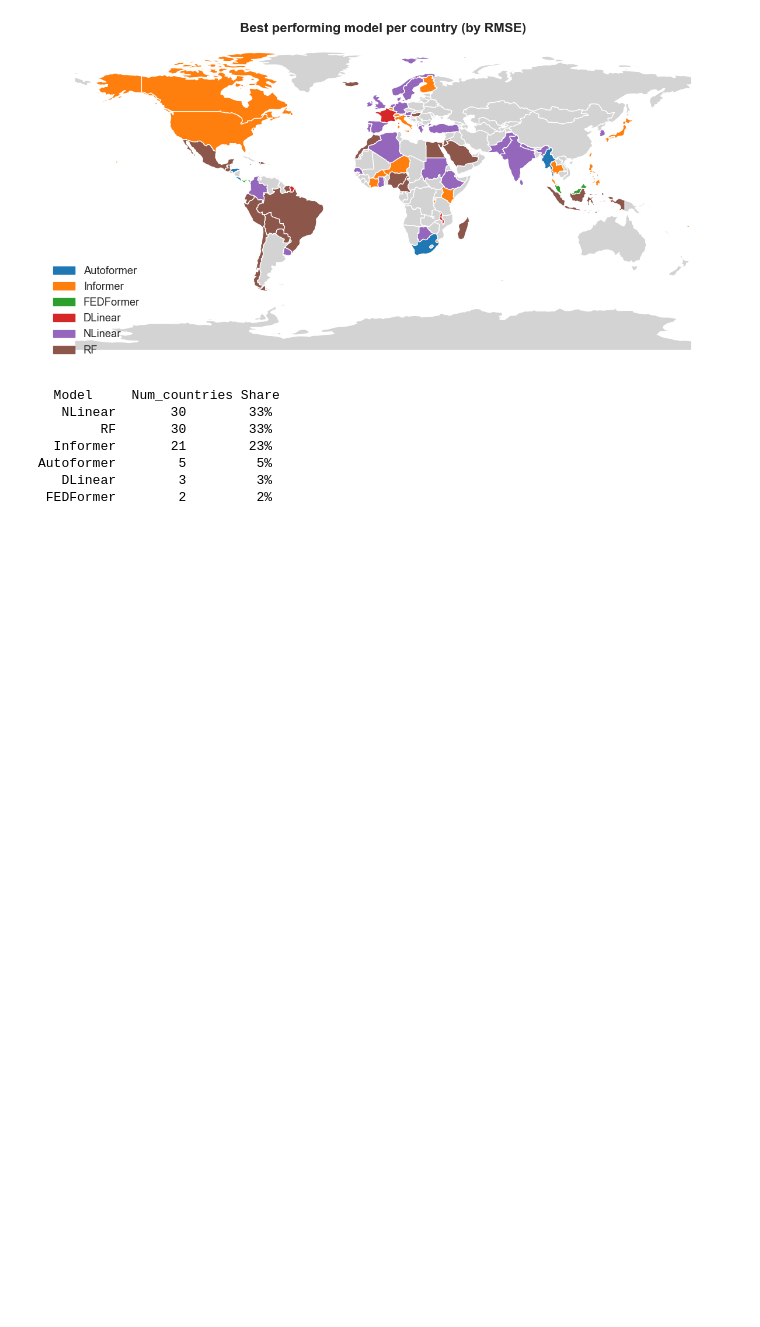
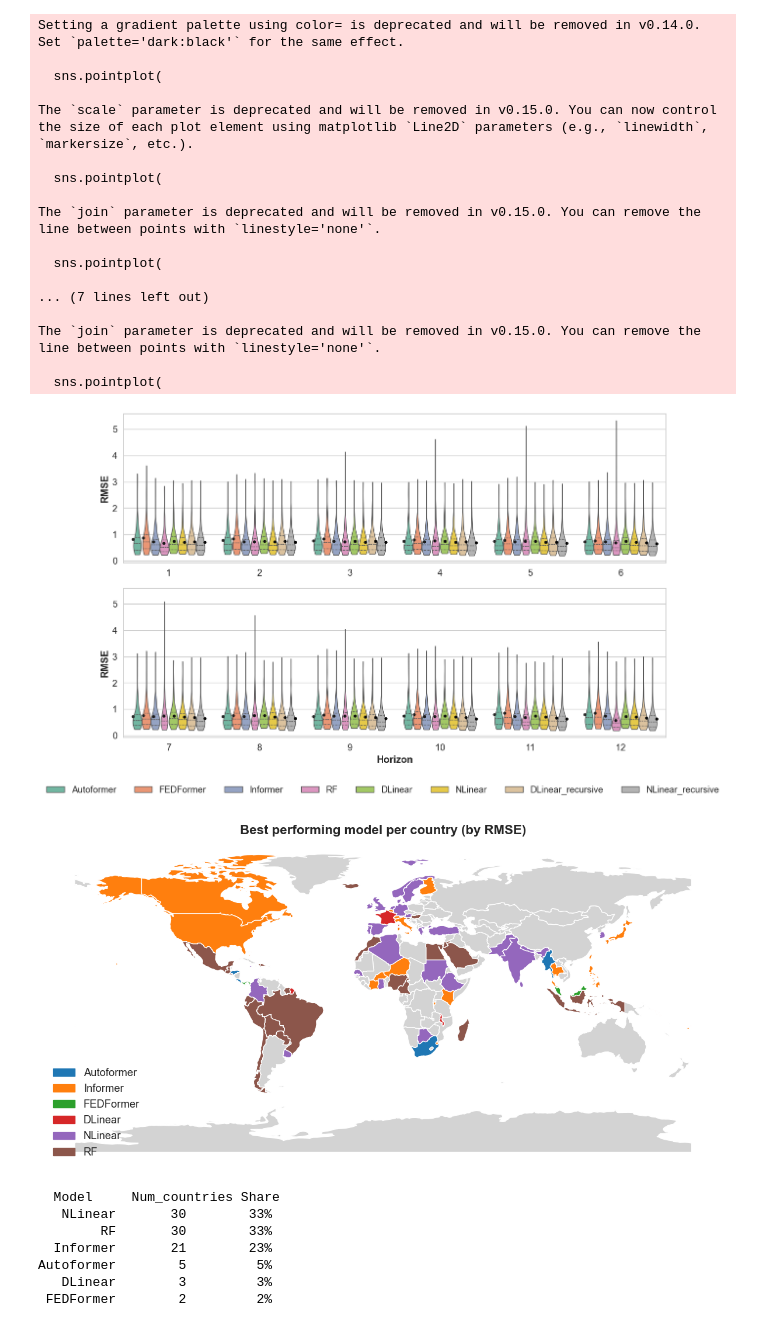
Before and after one commit to OleSahlholdt/Inflation_master_thesis, a Jupyter notebook: get_results.ipynb, the cells around one changed output. Drawn from its saved outputs; the diff is of its cells as text; code cells hidden in the pictures; blank space fills up the shorter version.

```diff
--- a/get_results.ipynb
+++ b/get_results.ipynb
@@ -634,3 +858,72 @@ plt.show()
+# %%
+import seaborn as sns
+import matplotlib.pyplot as plt
+
+sns.set_theme(style="whitegrid", font_scale=1.2)
+
+fig, axes = plt.subplots(2, 1, figsize=(12, 8), sharey=True)
+
+palette = sns.color_palette("Set2", n_colors=df_rmse["Model"].nunique())
+
+def plot_violin_with_means(ax, data, palette):
+    # Violin plot
+    sns.violinplot(
+        data=data,
+        x="Horizon", y="RMSE", hue="Model",
+        inner="quartile", cut=0, linewidth=1,
+        palette=palette, ax=ax
+    )
+    # Overlay mean with pointplot (aligned automatically with hue groups)
+    sns.pointplot(
+        data=data,
+        x="Horizon", y="RMSE", hue="Model",
+        estimator="mean", errorbar=None,
+        join=False, dodge=0.8, markers="o",
+        color="black", scale=0.6, ax=ax, legend=False
+    )
+
+# Top panel (horizons 1–6)
+plot_violin_with_means(axes[0], df_rmse[df_rmse["Horizon"] <= 6], palette)
+axes[0].set_xlabel("")
+axes[0].set_ylabel("RMSE")
+
+# Bottom panel (horizons 7–12)
+plot_violin_with_means(axes[1], df_rmse[df_rmse["Horizon"] > 6], palette)
+axes[1].set_xlabel("Horizon")
+axes[1].set_ylabel("RMSE")
+
+# Remove duplicate legends
+for ax in axes:
+    ax.legend_.remove()
+
+# Shared horizontal legend
+handles, labels = axes[0].get_legend_handles_labels()
+fig.legend(handles, labels,
+           loc="lower center", ncol=len(labels),
+           bbox_to_anchor=(0.5, -0.02), frameon=False)
+
+plt.tight_layout(rect=[0, 0.05, 1, 1])
+plt.savefig("plots/violin_rmse_means_fixed.pdf", bbox_inches="tight")
+plt.show()
+# %% [output]
+Setting a gradient palette using color= is deprecated and will be removed in v0.14.0. Set `palette='dark:black'` for the same effect.
+
+  sns.pointplot(
+
+The `scale` parameter is deprecated and will be removed in v0.15.0. You can now control the size of each plot element using matplotlib `Line2D` parameters (e.g., `linewidth`, `markersize`, etc.).
+
+  sns.pointplot(
+
+The `join` parameter is deprecated and will be removed in v0.15.0. You can remove the line between points with `linestyle='none'`.
+
+  sns.pointplot(
+
+... (7 lines left out)
+
+The `join` parameter is deprecated and will be removed in v0.15.0. You can remove the line between points with `linestyle='none'`.
+
+  sns.pointplot(
+[figure, added]
 # %%
 import geopandas as gpd
 import pycountry
```
Also changed, not shown: parts of 12 cells of this notebook, 51 other files.
